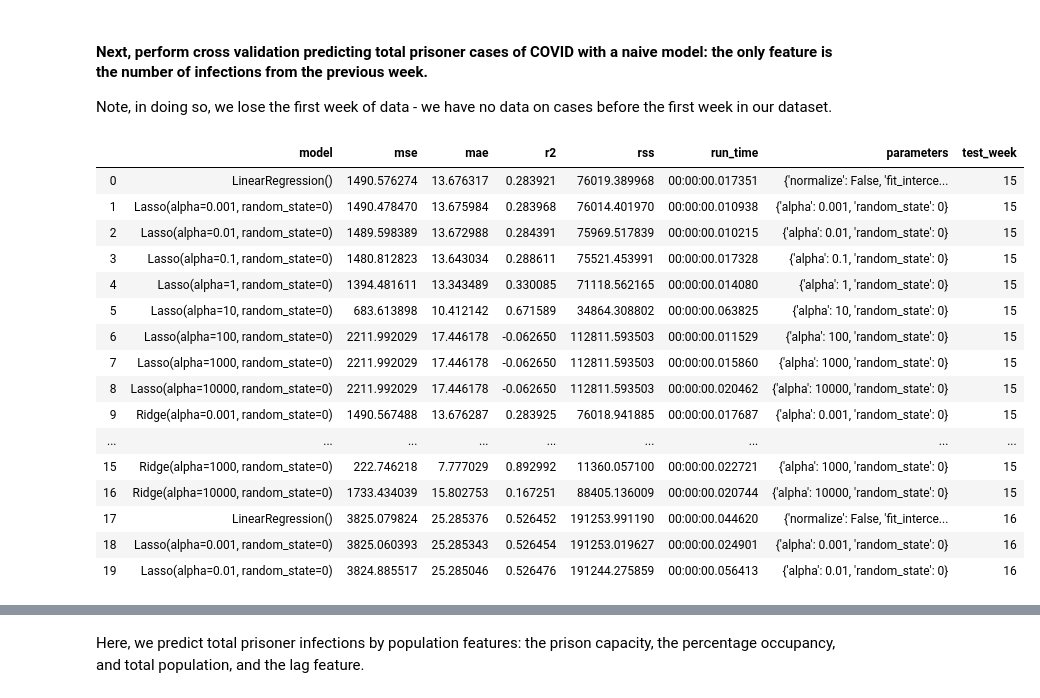
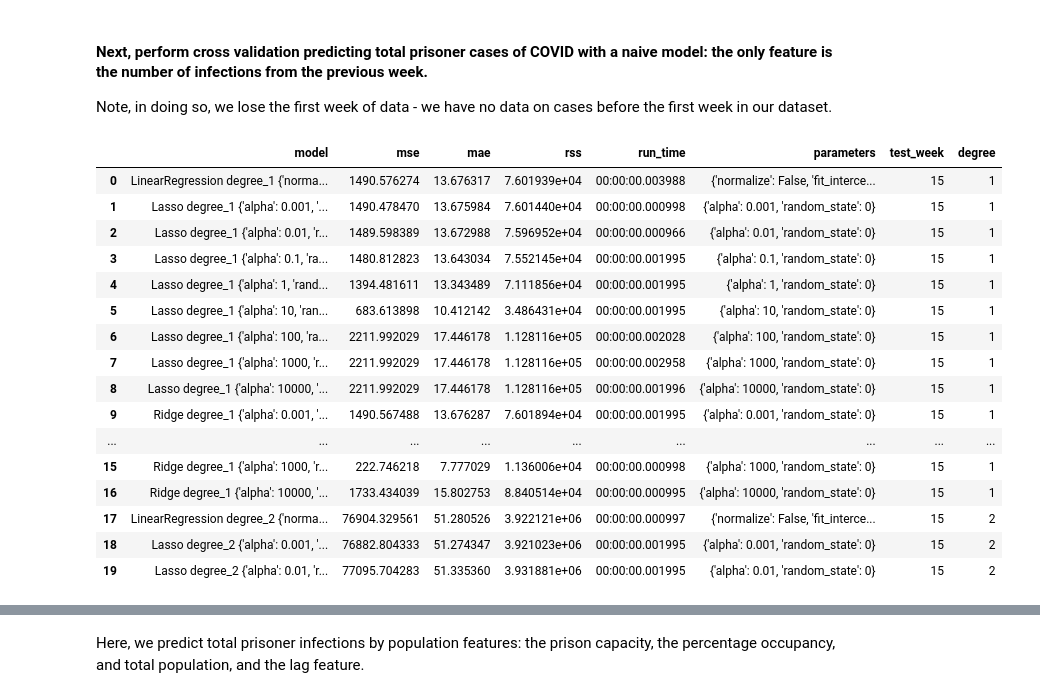
Before and after one commit to christi-liongson/covid_decarceration, a Jupyter notebook: analysis/prison_data_processing.ipynb, the cells around one changed output, grey strips where cells are left out. Saved outputs shown, nothing was run; the diff lists cells and outputs as text; code cells hidden in the pictures.

```diff
--- a/analysis/prison_data_processing.ipynb
+++ b/analysis/prison_data_processing.ipynb
@@ -684,7 +689,7 @@ def evaluate_model(test_df, target, predictions, verbose=True):
 
     return eval_metrics
 # %%
-def cross_validate(temporal_splits, features, target, models, grid):
+def cross_validate(temporal_splits, features, target, degrees, models, grid):
     '''
     Runs a temporal cross validation process. For each temporal split in the
     data, run a grid search to find the best model.
@@ -696,15 +701,16 @@ def cross_validate(temporal_splits, features, target, models, grid):
                             temporal cv validation set)
         - features: (lst) a list of features used to predict the target
         - target: (str) the target we are trying to predict
+        - degrees: (lst) the degrees of different polynomial basis expansions
         - models: (dict) a dictionary containing the models we will be using
                    to predict the target
         - grid: (dict) a dictionary containing the various combinations of
                  parameters will be be running for each model
 
     Returns:
-        - cv_eval: (pandas df) a dataframe containing the results of the temporal
-                    cross validation: the performance of each model on each time
-                    split across a number of metrics
+        - cv_df: (pandas df) a dataframe containing the results of the temporal
+                  cross validation: the performance of each model on each time
+                  split across a number of metrics
     '''
     cv_eval = []
 
@@ -713,13 +719,24 @@ def cross_validate(temporal_splits, features, target, models, grid):
         test = cv['test']
         test_week = cv['test_week']
 
-        model_perf = run_grid_search(train, test, test_week, features, target,
-                                     models, grid)
-        cv_eval.append(model_perf)
-    cv_df = pd.concat(cv_eval).astype(dtype={'mse': float, 'mae': float, 'r2': float, 'rss': float})
+        for deg in degrees:
+            poly = PolynomialFeatures(degree=deg)
+            X_train = poly.fit_transform(train[features].copy())
+            y_train = train[target].copy()
+            X_test = poly.fit_transform(test[features].copy())
+            y_test = test[target].copy()
+
+            model_perf = run_grid_search(X_train, y_train, X_test, y_test, test_week, deg,
+                                    models, grid)
+            cv_eval.append(model_perf)
+
+    cv_df = pd.concat(cv_eval).astype(dtype={'mse': float, 'mae': float, 'rss': float})
 
     cv_df.reset_index(inplace=True)
-    cv_df.rename(columns={"index": "model"}, inplace=True)
+    cv_df.rename(columns={'index': 'model'}, inplace=True)
+    cv_df['model'] = cv_df['model'].str.extract(r"(\w+)\(")[0] + " " + \
+                                    "degree_" + cv_df['degree'] + " " + \
+                                    cv_df["parameters"].astype(str)
 
     return cv_df
 # %% [markdown]
@@ -727,29 +744,30 @@ def cross_validate(temporal_splits, features, target, models, grid):
 
 Note, in doing so, we lose the first week of data - we have no data on cases before the first week in our dataset.
 # %%
+degrees = [1, 2, 3]
 naive_features = ['lag_prisoner_cases']
 target = 'total_prisoner_cases'
 # %%
-naive_cv_df = cross_validate(train_cv_splits, naive_features, target, MODELS, GRID)
+naive_cv_df = cross_validate(train_cv_splits, naive_features, target, degrees, MODELS, GRID)
 naive_cv_df.head(20)
 # %% [output]
-|  | model | mse | mae | r2 | rss | run_time | parameters | test_week |
-| 0 | LinearRegression() | 1490.576274 | 13.676317 | 0.283921 | 76019.389968 | 00:00:00.017351 | {'normalize': False, 'fit_interce... | 15 |
-| 1 | Lasso(alpha=0.001, random_state=0) | 1490.478470 | 13.675984 | 0.283968 | 76014.401970 | 00:00:00.010938 | {'alpha': 0.001, 'random_state': 0} | 15 |
-| 2 | Lasso(alpha=0.01, random_state=0) | 1489.598389 | 13.672988 | 0.284391 | 75969.517839 | 00:00:00.010215 | {'alpha': 0.01, 'random_state': 0} | 15 |
-| 3 | Lasso(alpha=0.1, random_state=0) | 1480.812823 | 13.643034 | 0.288611 | 75521.453991 | 00:00:00.017328 | {'alpha': 0.1, 'random_state': 0} | 15 |
-| 4 | Lasso(alpha=1, random_state=0) | 1394.481611 | 13.343489 | 0.330085 | 71118.562165 | 00:00:00.014080 | {'alpha': 1, 'random_state': 0} | 15 |
-| 5 | Lasso(alpha=10, random_state=0) | 683.613898 | 10.412142 | 0.671589 | 34864.308802 | 00:00:00.063825 | {'alpha': 10, 'random_state': 0} | 15 |
-| 6 | Lasso(alpha=100, random_state=0) | 2211.992029 | 17.446178 | -0.062650 | 112811.593503 | 00:00:00.011529 | {'alpha': 100, 'random_state': 0} | 15 |
-| 7 | Lasso(alpha=1000, random_state=0) | 2211.992029 | 17.446178 | -0.062650 | 112811.593503 | 00:00:00.015860 | {'alpha': 1000, 'random_state': 0} | 15 |
-| 8 | Lasso(alpha=10000, random_state=0) | 2211.992029 | 17.446178 | -0.062650 | 112811.593503 | 00:00:00.020462 | {'alpha': 10000, 'random_state': 0} | 15 |
-| 9 | Ridge(alpha=0.001, random_state=0) | 1490.567488 | 13.676287 | 0.283925 | 76018.941885 | 00:00:00.017687 | {'alpha': 0.001, 'random_state': 0} | 15 |
+|  | model | mse | mae | rss | run_time | parameters | test_week | degree |
+| 0 | LinearRegression degree_1 {'norma... | 1490.576274 | 13.676317 | 7.601939e+04 | 00:00:00.003988 | {'normalize': False, 'fit_interce... | 15 | 1 |
+| 1 | Lasso degree_1 {'alpha': 0.001, '... | 1490.478470 | 13.675984 | 7.601440e+04 | 00:00:00.000998 | {'alpha': 0.001, 'random_state': 0} | 15 | 1 |
+| 2 | Lasso degree_1 {'alpha': 0.01, 'r... | 1489.598389 | 13.672988 | 7.596952e+04 | 00:00:00.000966 | {'alpha': 0.01, 'random_state': 0} | 15 | 1 |
+| 3 | Lasso degree_1 {'alpha': 0.1, 'ra... | 1480.812823 | 13.643034 | 7.552145e+04 | 00:00:00.001995 | {'alpha': 0.1, 'random_state': 0} | 15 | 1 |
+| 4 | Lasso degree_1 {'alpha': 1, 'rand... | 1394.481611 | 13.343489 | 7.111856e+04 | 00:00:00.001995 | {'alpha': 1, 'random_state': 0} | 15 | 1 |
+| 5 | Lasso degree_1 {'alpha': 10, 'ran... | 683.613898 | 10.412142 | 3.486431e+04 | 00:00:00.001995 | {'alpha': 10, 'random_state': 0} | 15 | 1 |
+| 6 | Lasso degree_1 {'alpha': 100, 'ra... | 2211.992029 | 17.446178 | 1.128116e+05 | 00:00:00.002028 | {'alpha': 100, 'random_state': 0} | 15 | 1 |
+| 7 | Lasso degree_1 {'alpha': 1000, 'r... | 2211.992029 | 17.446178 | 1.128116e+05 | 00:00:00.002958 | {'alpha': 1000, 'random_state': 0} | 15 | 1 |
+| 8 | Lasso degree_1 {'alpha': 10000, '... | 2211.992029 | 17.446178 | 1.128116e+05 | 00:00:00.001996 | {'alpha': 10000, 'random_state': 0} | 15 | 1 |
+| 9 | Ridge degree_1 {'alpha': 0.001, '... | 1490.567488 | 13.676287 | 7.601894e+04 | 00:00:00.001995 | {'alpha': 0.001, 'random_state': 0} | 15 | 1 |
 | ... | ... | ... | ... | ... | ... | ... | ... | ... |
-| 15 | Ridge(alpha=1000, random_state=0) | 222.746218 | 7.777029 | 0.892992 | 11360.057100 | 00:00:00.022721 | {'alpha': 1000, 'random_state': 0} | 15 |
-| 16 | Ridge(alpha=10000, random_state=0) | 1733.434039 | 15.802753 | 0.167251 | 88405.136009 | 00:00:00.020744 | {'alpha': 10000, 'random_state': 0} | 15 |
-| 17 | LinearRegression() | 3825.079824 | 25.285376 | 0.526452 | 191253.991190 | 00:00:00.044620 | {'normalize': False, 'fit_interce... | 16 |
-| 18 | Lasso(alpha=0.001, random_state=0) | 3825.060393 | 25.285343 | 0.526454 | 191253.019627 | 00:00:00.024901 | {'alpha': 0.001, 'random_state': 0} | 16 |
-| 19 | Lasso(alpha=0.01, random_state=0) | 3824.885517 | 25.285046 | 0.526476 | 191244.275859 | 00:00:00.056413 | {'alpha': 0.01, 'random_state': 0} | 16 |
+| 15 | Ridge degree_1 {'alpha': 1000, 'r... | 222.746218 | 7.777029 | 1.136006e+04 | 00:00:00.000998 | {'alpha': 1000, 'random_state': 0} | 15 | 1 |
+| 16 | Ridge degree_1 {'alpha': 10000, '... | 1733.434039 | 15.802753 | 8.840514e+04 | 00:00:00.000995 | {'alpha': 10000, 'random_state': 0} | 15 | 1 |
+| 17 | LinearRegression degree_2 {'norma... | 76904.329561 | 51.280526 | 3.922121e+06 | 00:00:00.000997 | {'normalize': False, 'fit_interce... | 15 | 2 |
+| 18 | Lasso degree_2 {'alpha': 0.001, '... | 76882.804333 | 51.274347 | 3.921023e+06 | 00:00:00.001995 | {'alpha': 0.001, 'random_state': 0} | 15 | 2 |
+| 19 | Lasso degree_2 {'alpha': 0.01, 'r... | 77095.704283 | 51.335360 | 3.931881e+06 | 00:00:00.001995 | {'alpha': 0.01, 'random_state': 0} | 15 | 2 |
 # %%
 def graph_cv_scores(df, vars_and_labels, grouping, title):
     '''
```
Also changed, not shown: parts of 20 cells of this notebook, 1 other file.
